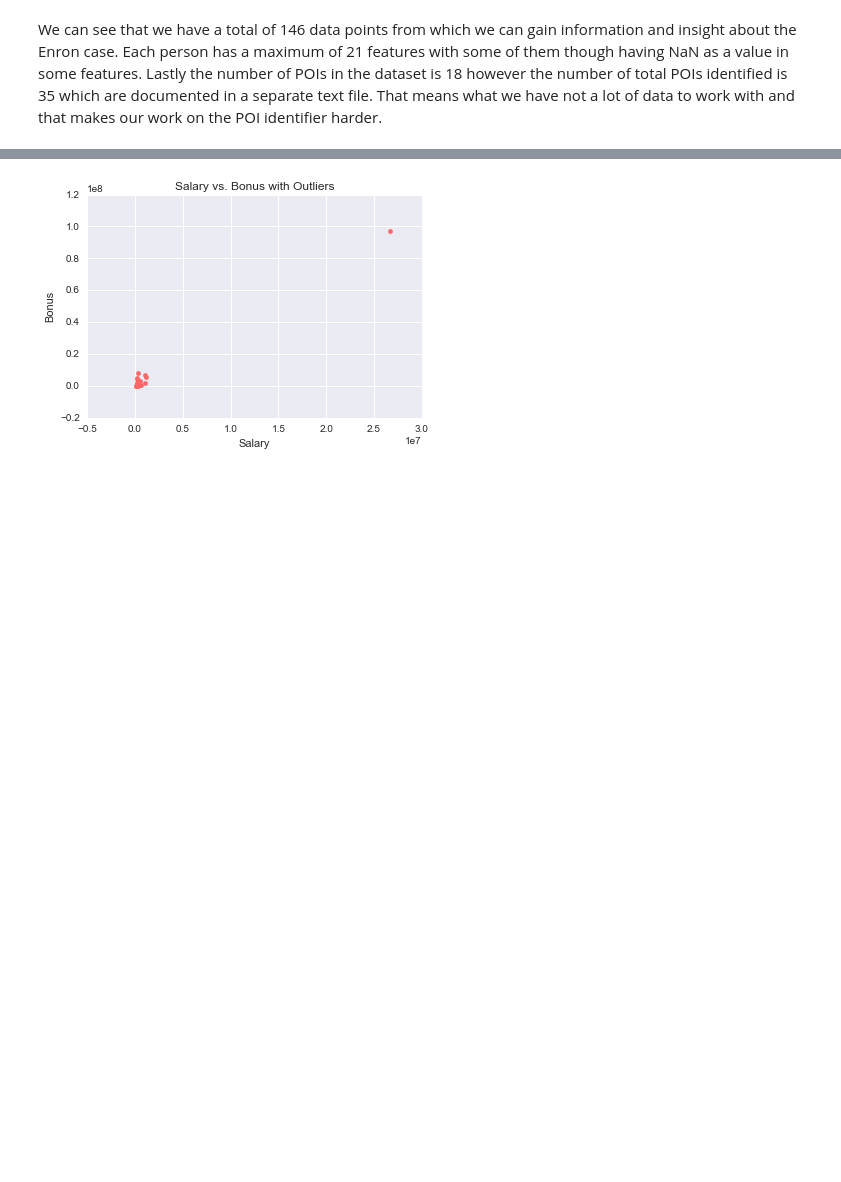
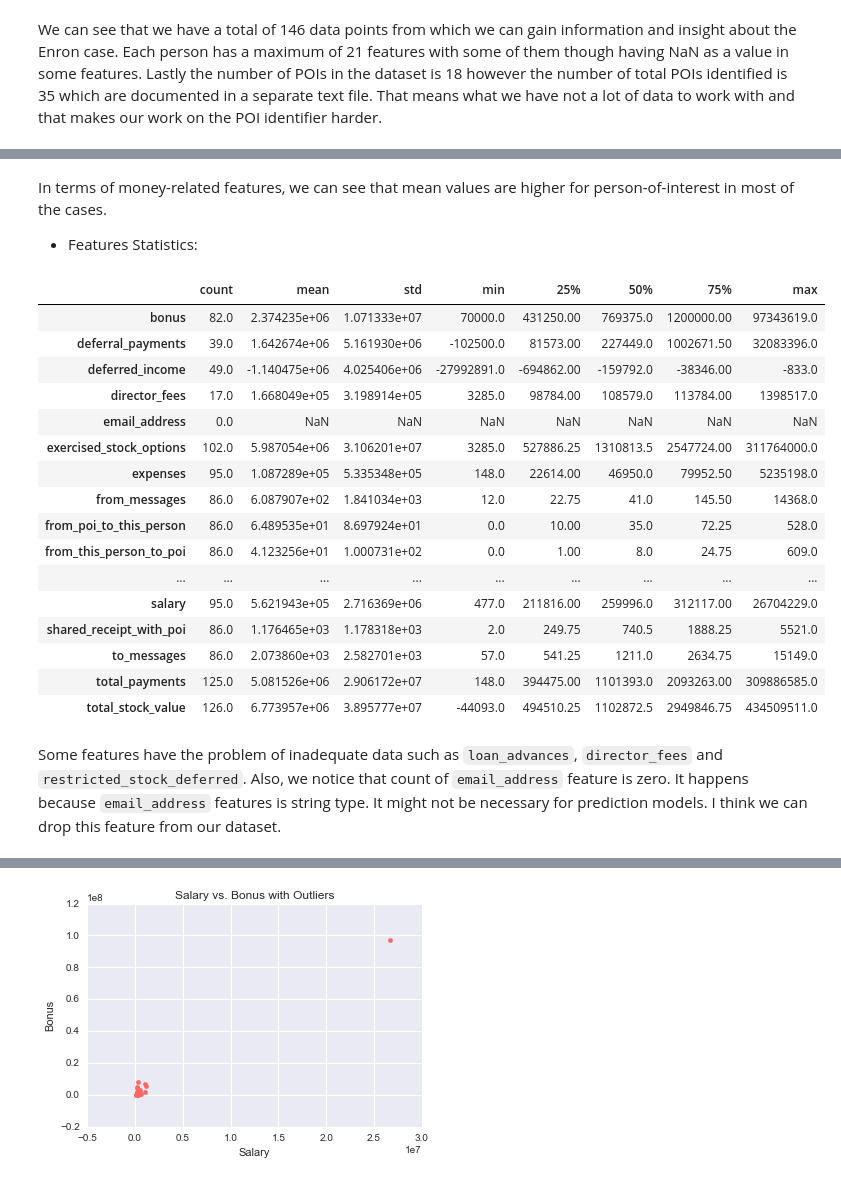
Before and after one commit to ndvo2710/P5_Project, a Jupyter notebook: final_project/Enron_Project.ipynb, the cells around one changed output, grey strips where cells are left out. Saved outputs shown, nothing was run; the diff lists cells and outputs as text; code cells hidden in the pictures; blank space fills up the shorter version.

```diff
--- a/final_project/Enron_Project.ipynb
+++ b/final_project/Enron_Project.ipynb
@@ -0,0 +1,28 @@
+# %%
+# This is a cell to hide code snippets from displaying
+# Any cell that contains the word "hide_me" will be hidden.
+
+from IPython.display import HTML
+
+hide_me = ''
+HTML('''<script>
+code_show=true;
+function code_toggle() {
+  if (code_show) {
+    $('div.input').each(function(id) {
+      if (id == 0 || $(this).html().indexOf('hide_me') > -1) {
+        $(this).hide();
+      }
+    });
+    $('div.output_prompt').css('opacity', 0);
+  } else {
+    $('div.input').each(function(id) {
+      $(this).show();
+    });
+    $('div.output_prompt').css('opacity', 1);
+  }
+  code_show = !code_show
+}
+$( document ).ready(code_toggle);
+</script>
+<form action="javascript:code_toggle()"><input style="opacity:100" type="submit" value="Click here to toggle on/off the raw code."></form>''')
@@ -72,0 +64,6 @@ Each person has a maximum of 21 features
+# %%
+hide_me
+import pandas as pd
+df = pd.DataFrame(data_dict)
+df = df.convert_objects(convert_numeric=True)
+df = df.transpose()
@@ -111,0 +118,27 @@ def visualise_features(feature1, feature2, fig_name):
+# %% [markdown]
+In terms of money-related features, we can see that mean values are higher for person-of-interest in most of the cases.
+
+* Features Statistics:
+# %%
+hide_me
+df.describe().transpose()
+# %% [output]
+|  | count | mean | std | min | 25% | 50% | 75% | max |
+| bonus | 82.0 | 2.374235e+06 | 1.071333e+07 | 70000.0 | 431250.00 | 769375.0 | 1200000.00 | 97343619.0 |
+| deferral_payments | 39.0 | 1.642674e+06 | 5.161930e+06 | -102500.0 | 81573.00 | 227449.0 | 1002671.50 | 32083396.0 |
+| deferred_income | 49.0 | -1.140475e+06 | 4.025406e+06 | -27992891.0 | -694862.00 | -159792.0 | -38346.00 | -833.0 |
+| director_fees | 17.0 | 1.668049e+05 | 3.198914e+05 | 3285.0 | 98784.00 | 108579.0 | 113784.00 | 1398517.0 |
+| email_address | 0.0 | NaN | NaN | NaN | NaN | NaN | NaN | NaN |
+| exercised_stock_options | 102.0 | 5.987054e+06 | 3.106201e+07 | 3285.0 | 527886.25 | 1310813.5 | 2547724.00 | 311764000.0 |
+| expenses | 95.0 | 1.087289e+05 | 5.335348e+05 | 148.0 | 22614.00 | 46950.0 | 79952.50 | 5235198.0 |
+| from_messages | 86.0 | 6.087907e+02 | 1.841034e+03 | 12.0 | 22.75 | 41.0 | 145.50 | 14368.0 |
+| from_poi_to_this_person | 86.0 | 6.489535e+01 | 8.697924e+01 | 0.0 | 10.00 | 35.0 | 72.25 | 528.0 |
+| from_this_person_to_poi | 86.0 | 4.123256e+01 | 1.000731e+02 | 0.0 | 1.00 | 8.0 | 24.75 | 609.0 |
+| ... | ... | ... | ... | ... | ... | ... | ... | ... |
+| salary | 95.0 | 5.621943e+05 | 2.716369e+06 | 477.0 | 211816.00 | 259996.0 | 312117.00 | 26704229.0 |
+| shared_receipt_with_poi | 86.0 | 1.176465e+03 | 1.178318e+03 | 2.0 | 249.75 | 740.5 | 1888.25 | 5521.0 |
+| to_messages | 86.0 | 2.073860e+03 | 2.582701e+03 | 57.0 | 541.25 | 1211.0 | 2634.75 | 15149.0 |
+| total_payments | 125.0 | 5.081526e+06 | 2.906172e+07 | 148.0 | 394475.00 | 1101393.0 | 2093263.00 | 309886585.0 |
+| total_stock_value | 126.0 | 6.773957e+06 | 3.895777e+07 | -44093.0 | 494510.25 | 1102872.5 | 2949846.75 | 434509511.0 |
+# %% [markdown]
+Some features have the problem of inadequate data such as `loan_advances`, `director_fees` and `restricted_stock_deferred`. Also, we notice that count of `email_address` feature is zero. It happens because `email_address` features is string type. It might not be necessary for prediction models. I think we can drop this feature from our dataset.
```
Also changed, not shown: parts of 81 cells of this notebook, 1 other file.
